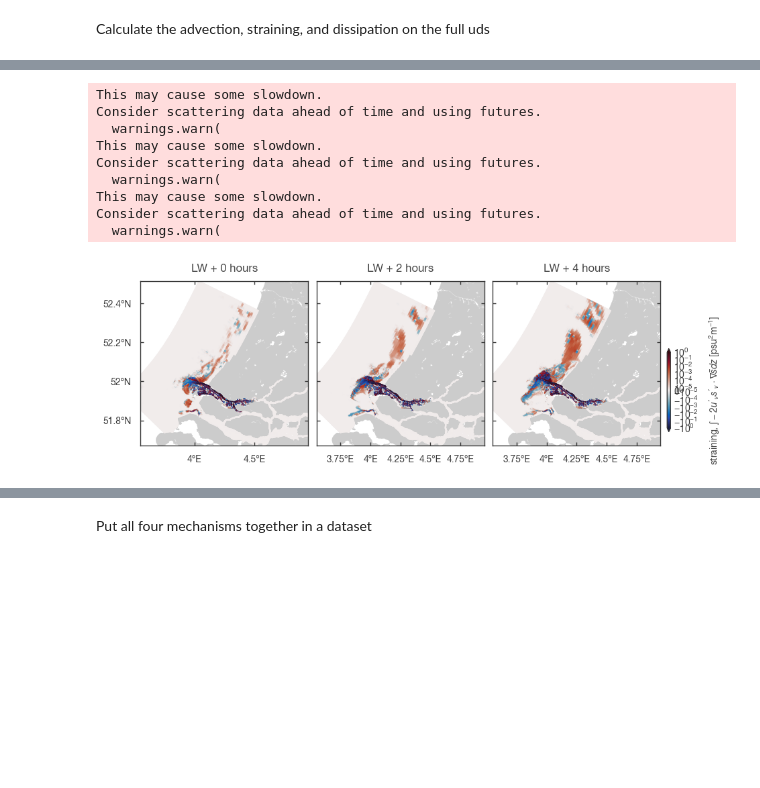
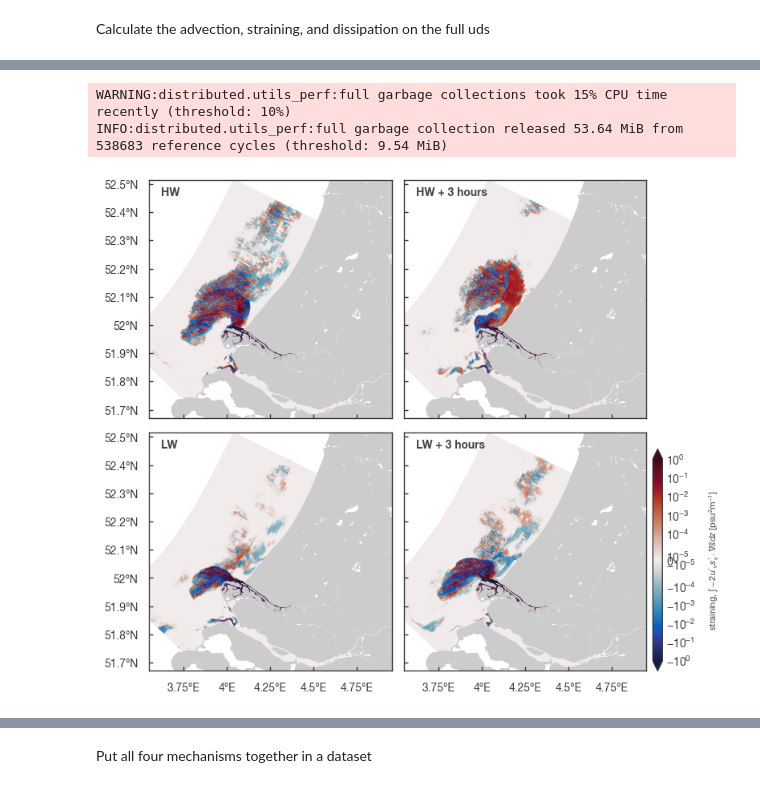
Before and after one commit to mgeraeds/pysva, a Jupyter notebook: notebooks/01_testing.ipynb, the cells around one changed output, grey strips where cells are left out. Saved outputs shown, nothing was run; the diff lists cells and outputs as text; code cells hidden in the pictures; blank space fills up the shorter version.

```diff
--- a/notebooks/01_testing.ipynb
+++ b/notebooks/01_testing.ipynb
@@ -142,4 +146,4 @@ partial_func = partial(_preprocess, tstart=pd.to_datetime('2019-08-02 00:00'), t
 # %%
-data_xr = dfmt.open_partitioned_dataset(file_nc.replace('_0000_',"_*_"), chunks={'time':12})# "mesh2d_nFaces":50000, "mesh2d_nNodes":50000, "mesh2d_nEdges":50000})#, "mesh2d_nFaces":5000, "mesh2d_nNodes":5000, "mesh2d_nEdges":5000})
+data_xr = dfmt.open_partitioned_dataset(file_nc.replace('_0000_',"_*_"), chunks={'time':4}, preprocess=partial_func)# "mesh2d_nFaces":50000, "mesh2d_nNodes":50000, "mesh2d_nEdges":50000})#, "mesh2d_nFaces":5000, "mesh2d_nNodes":5000, "mesh2d_nEdges":5000})
 # %% [output]
 >> xu.open_dataset() with 96 partition(s): 1 2 3 4 5 6 7 8 9 10 11 12 13 14 15 16 17 18 19 20 21 22 23 24 25 26 27 28 29 30 31 32 33 34 35 36 37 38 39 40 41 42 43 44 45 46 47 48 49 50 51 52 53 54 55 5 ...
@@ -160,7 +161,7 @@ uds = new_test_ds
 # file_nc = r'/projects/0/einf1300/saltis-wp3-1/D_Analysis/01_Simulations/05_RMD_2019/D0213AU_red_ts/*'
 # data_xr_t = xr.open_mfdataset(glob.glob(file_nc), parallel=True, combine='nested', concat_dim='time')
 # %%
-# uds = data_xr.sel(time=slice('2019-08-01 00:00', '2019-08-31 23:00'))#.rolling(time=12, center=True).mean()?
+uds = data_xr #.sel(time=slice('2019-08-01 00:00', '2019-08-31 23:00'))#.rolling(time=12, center=True).mean()?
 # %%
 uds.ugrid.set_crs("EPSG:28992")
 uds = uds.ugrid.to_crs('WGS84')
@@ -173,7 +174,8 @@ True
 # %%
 # uds['mesh2d_sa1'] = uds['mesh2d_sa1'].where(uds['mesh2d_flowelem_bl'] < 0, np.nan)
 # %%
-uds['mesh2d_sa1'] = uds['mesh2d_sa1'].where(uds['mesh2d_sa1'] < 35, np.nan)
+# uds['mesh2d_sa1'] = uds['mesh2d_sa1'].where(uds['mesh2d_sa1'] < 35, np.nan)
+#
 # %%
 import xugrid as xu
 import matplotlib.pyplot as plt
@@ -348,3 +356,5 @@ Consider scattering data ahead of time and using futures.
   warnings.warn(
 # %%
 import matplotlib.colors as mcolors
+# %%
+straining = straining.chunk({"time":4})
@@ -351,35 +363,34 @@ import matplotlib.colors as mcolors
 # %%
-fig, axs = plt.subplots(1,3, FigureClass=GeneralPlot, figsize=(10, 5), sharey=True)
-times = [4, 6, 8]
+fig, axs = plt.subplots(2,2, FigureClass=GeneralPlot, figsize=(8,8), sharey=True, sharex=True)
+times = [4, 7, 12, 15]
+plot_times = ['HW', 'HW + 3 hours', 'LW', 'LW + 3 hours']
+axs = axs.flatten()
 
-for t, ax in zip(times, axs):
-    bg = plot_basic_background(ax=ax, crs='WGS84', zorder=0)
-    pc = (straining).isel(time=t).ugrid.plot(ax=ax, cmap=cmo.balance, add_labels=False, add_colorbar=False, norm=mcolors.SymLogNorm(linthresh=5e-5), vmin=-1, vmax=1)
+for t, p_t, ax in zip(times, plot_times, axs):
+    bg = plot_basic_background(ax=ax, crs='WGS84', zorder=1)
+    pc = (straining).isel(time=t).ugrid.plot(ax=ax, cmap=cmo.balance, add_labels=False, add_colorbar=False, norm=mcolors.SymLogNorm(linthresh=5e-5), vmin=-1, vmax=1, zorder=0)
     # pc=(div).isel(time=20, mesh2d_nLayers=45).ugrid.sel(x=slice(45_000, 85_000), y=slice(450_000, 480_000)).ugrid.plot(extend='both', cmap=cmo.balance, zorder=1, add_labels=False, add_colorbar=False)
 
     ax.set_xlim(3.55, 4.95)
-    ax.set_title(f'LW + {t} hours')
+#     ax.set_title(f'LW + {t} hours')
+    ax.set_title(f'{p_t}', x=0.05, y=1.0, pad=-14, loc='left', fontweight='bold', fontsize=10)
+
 
 # add colorbar
-cax = fig.add_axes([axs[-1].get_position().x1 + 0.01, axs[-1].get_position().y0 + 0.02, 0.005, axs[-1].get_position().height - 0.2])
+cax = fig.add_axes([axs[-1].get_position().x1 + 0.01, axs[-1].get_position().y0, 0.015, axs[-1].get_position().height])
 cax.tick_params(axis=u'both', which=u'both', length=0)
 
 # cbar limits + others
 cb = plt.colorbar(pc, cax=cax, extend='both')
-tracer_string = r"straining, $\int -2u'_{v} s'_{v} \cdot \nabla \bar{s} dz$ [psu$^2$m$^{-1}$]"
+tracer_string = r"straining, $\int -2u'_{v} s_{v}' \cdot \nabla \bar{s} dz$ [psu$^2$m$^{-1}$]"
 cb.set_label(f'{tracer_string}', labelpad=10)
-plt.subplots_adjust(wspace=0.05, hspace=0.05)
+cb.ax.tick_params(labelsize=10)
+plt.subplots_adjust(wspace=-0.02, hspace=0.0)
+cb.ax.locator = MaxNLocator(2)
 # %% [output]
-This may cause some slowdown.
-Consider scattering data ahead of time and using futures.
-  warnings.warn(
-This may cause some slowdown.
-Consider scattering data ahead of time and using futures.
-  warnings.warn(
-This may cause some slowdown.
-Consider scattering data ahead of time and using futures.
-  warnings.warn(
+WARNING:distributed.utils_perf:full garbage collections took 15% CPU time recently (threshold: 10%)
+INFO:distributed.utils_perf:full garbage collection released 53.64 MiB from 538683 reference cycles (threshold: 9.54 MiB)
-[figure, old version]
+[figure, new version]
 # %%
 # straining = straining.rolling(dim={"time":12}).mean()
 # %%
```
Also changed, not shown: parts of 51 cells of this notebook.
